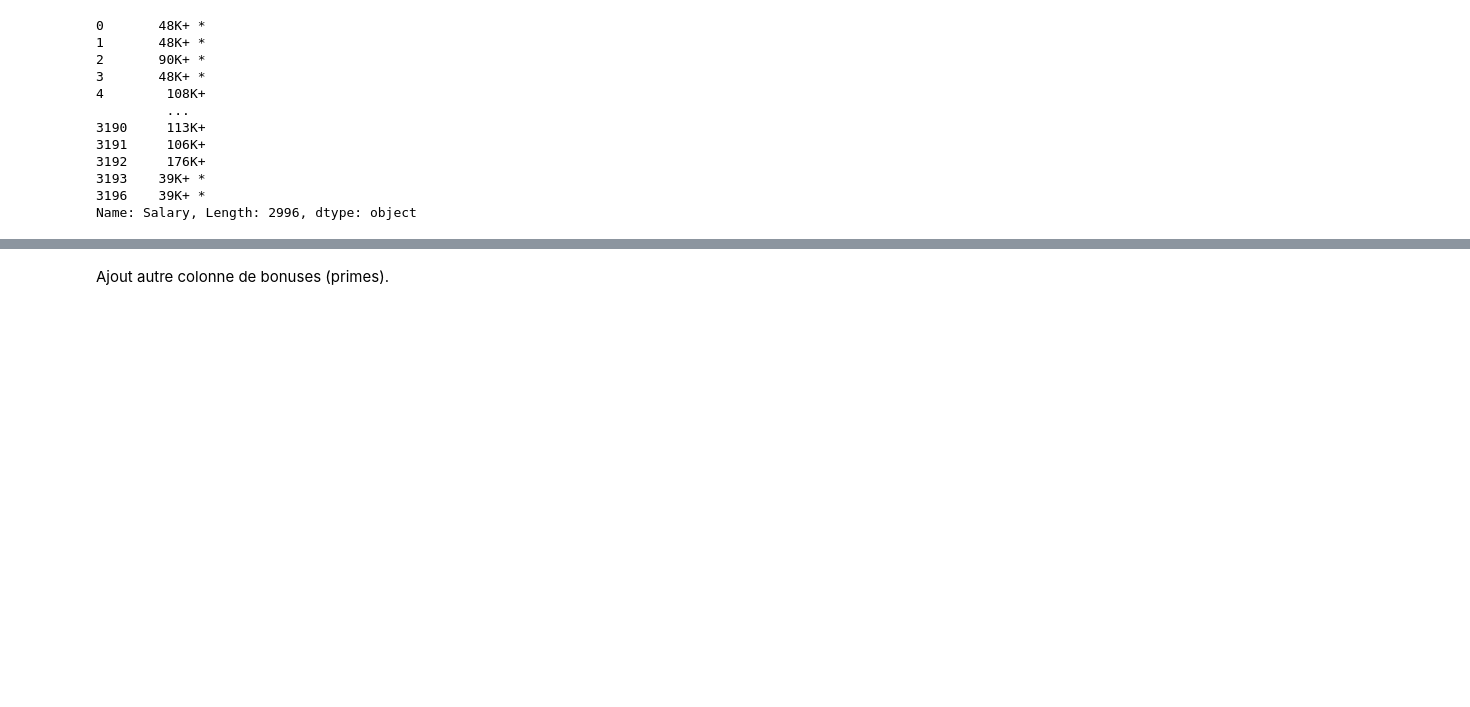
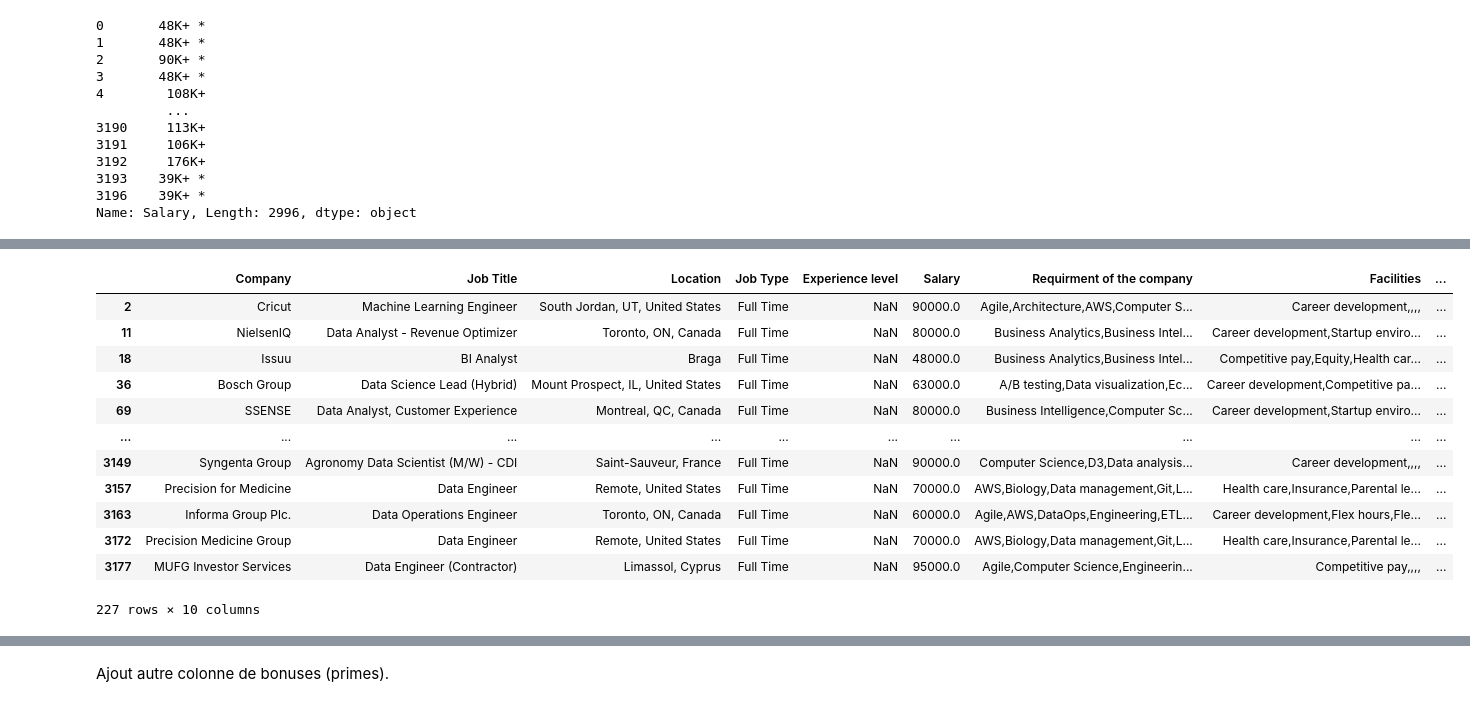
Before and after one commit to elouardyabderrahim/Analyse-des-opportunites-emploi, a Jupyter notebook: dataJob.ipynb, the cells around one changed output, grey strips where cells are left out. Cells and saved outputs as stored; diff of their text form; code cells hidden in the pictures; blank space fills up the shorter version.

```diff
--- a/dataJob.ipynb
+++ b/dataJob.ipynb
@@ -212,3 +202,19 @@ dataFrame[dataFrame["Location"]=="Paris, France"]
+# %%
+dataFrame[dataFrame["Experience level"].isna()]
+# %% [output]
+|  | Company | Job Title | Location | Job Type | Experience level | Salary | Requirment of the company | Facilities | ... |
+| 2 | Cricut | Machine Learning Engineer | South Jordan, UT, United States | Full Time | NaN | 90000.0 | Agile,Architecture,AWS,Computer S... | Career development,,,, | ... |
+| 11 | NielsenIQ | Data Analyst - Revenue Optimizer | Toronto, ON, Canada | Full Time | NaN | 80000.0 | Business Analytics,Business Intel... | Career development,Startup enviro... | ... |
+| 18 | Issuu | BI Analyst | Braga | Full Time | NaN | 48000.0 | Business Analytics,Business Intel... | Competitive pay,Equity,Health car... | ... |
+| 36 | Bosch Group | Data Science Lead (Hybrid) | Mount Prospect, IL, United States | Full Time | NaN | 63000.0 | A/B testing,Data visualization,Ec... | Career development,Competitive pa... | ... |
+| 69 | SSENSE | Data Analyst, Customer Experience | Montreal, QC, Canada | Full Time | NaN | 80000.0 | Business Intelligence,Computer Sc... | Career development,Startup enviro... | ... |
+| ... | ... | ... | ... | ... | ... | ... | ... | ... | ... |
+| 3149 | Syngenta Group | Agronomy Data Scientist (M/W) - CDI | Saint-Sauveur, France | Full Time | NaN | 90000.0 | Computer Science,D3,Data analysis... | Career development,,,, | ... |
+| 3157 | Precision for Medicine | Data Engineer | Remote, United States | Full Time | NaN | 70000.0 | AWS,Biology,Data management,Git,L... | Health care,Insurance,Parental le... | ... |
+| 3163 | Informa Group Plc. | Data Operations Engineer | Toronto, ON, Canada | Full Time | NaN | 60000.0 | Agile,AWS,DataOps,Engineering,ETL... | Career development,Flex hours,Fle... | ... |
+| 3172 | Precision Medicine Group | Data Engineer | Remote, United States | Full Time | NaN | 70000.0 | AWS,Biology,Data management,Git,L... | Health care,Insurance,Parental le... | ... |
+| 3177 | MUFG Investor Services | Data Engineer (Contractor) | Limassol, Cyprus | Full Time | NaN | 95000.0 | Agile,Computer Science,Engineerin... | Competitive pay,,,, | ... |
+227 rows × 10 columns
 # %%
 # pour les valeurs nan on salaire on va les remplacer par "negociable" pour le moment
 #return
```
Also changed, not shown: parts of 20 cells of this notebook.
